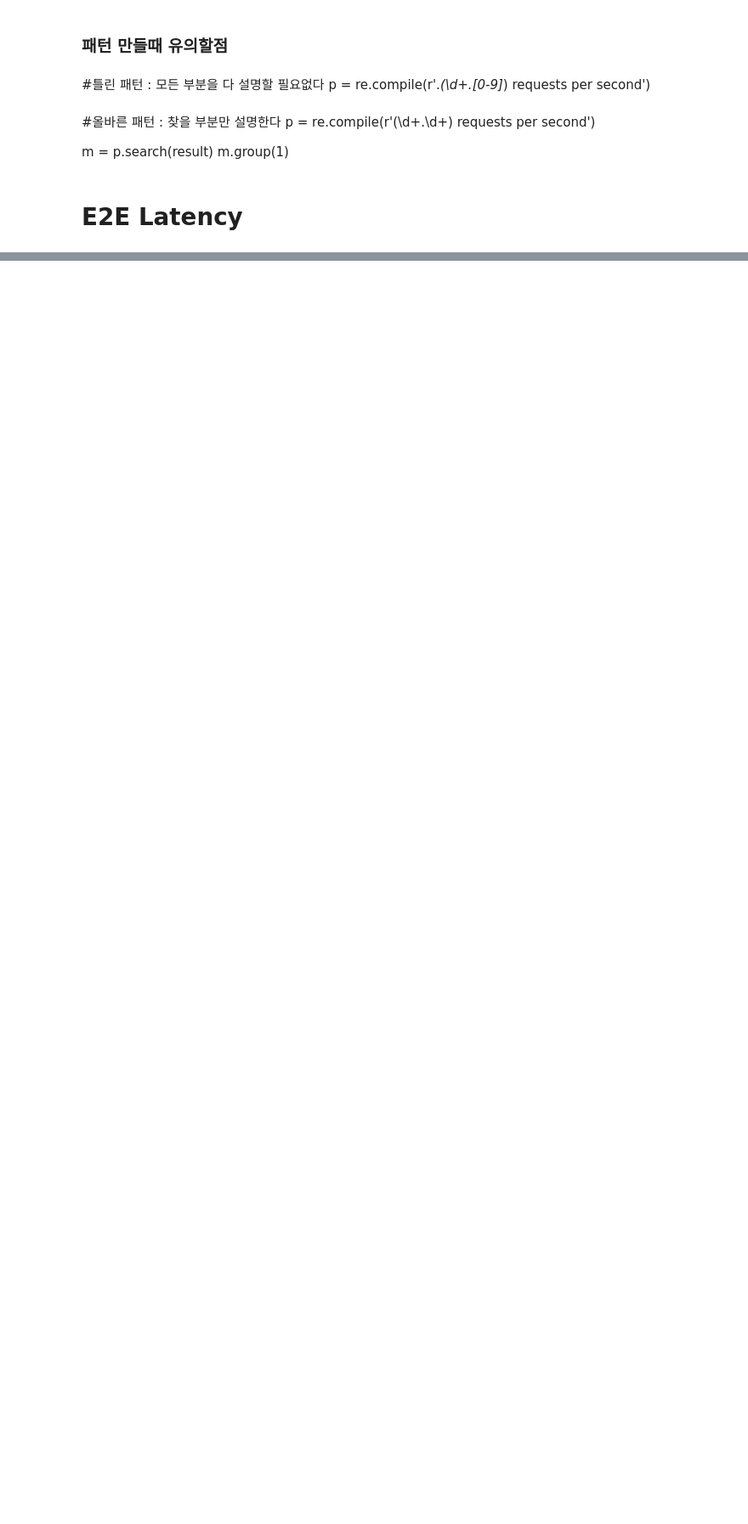
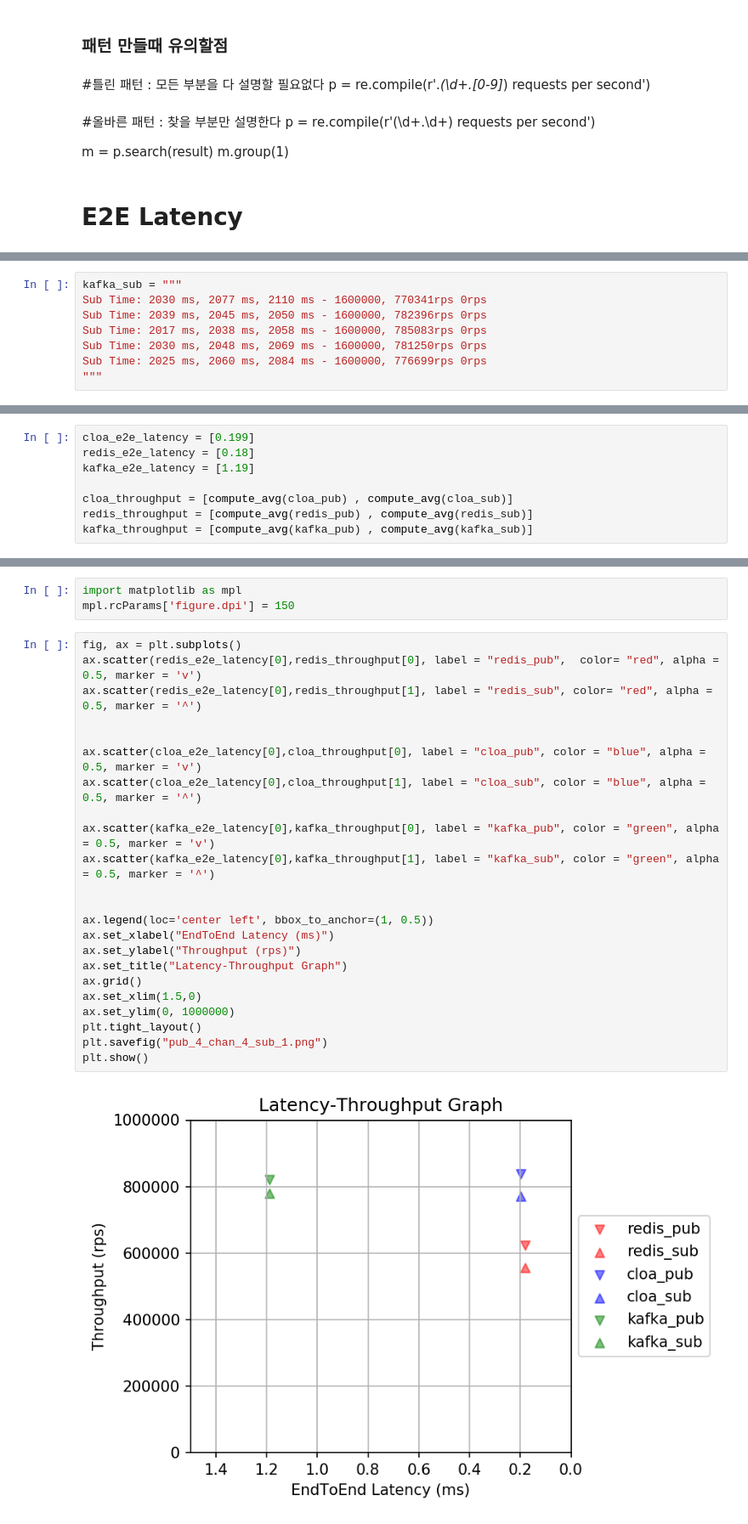
Before and after one commit to jsrimr/automated_visualization, a Jupyter notebook: automated_visualization.ipynb, the cells around one changed output, grey strips where cells are left out. Shown at 85% size. Drawn from its saved outputs; the diff is of its cells as text; blank space fills up the shorter version.

```diff
--- a/automated_visualization.ipynb
+++ b/automated_visualization.ipynb
@@ -157,0 +405,8 @@ plt.show()
+# %%
+kafka_sub = """
+Sub Time: 2030 ms, 2077 ms, 2110 ms - 1600000, 770341rps 0rps
+Sub Time: 2039 ms, 2045 ms, 2050 ms - 1600000, 782396rps 0rps
+Sub Time: 2017 ms, 2038 ms, 2058 ms - 1600000, 785083rps 0rps
+Sub Time: 2030 ms, 2048 ms, 2069 ms - 1600000, 781250rps 0rps
+Sub Time: 2025 ms, 2060 ms, 2084 ms - 1600000, 776699rps 0rps
+"""
@@ -157,0 +425,8 @@ plt.show()
+# %%
+cloa_e2e_latency = [0.199]
+redis_e2e_latency = [0.18]
+kafka_e2e_latency = [1.19]
+
+cloa_throughput = [compute_avg(cloa_pub) , compute_avg(cloa_sub)]
+redis_throughput = [compute_avg(redis_pub) , compute_avg(redis_sub)]
+kafka_throughput = [compute_avg(kafka_pub) , compute_avg(kafka_sub)]
@@ -157,0 +447,28 @@ plt.show()
+# %%
+import matplotlib as mpl
+mpl.rcParams['figure.dpi'] = 150
+# %%
+fig, ax = plt.subplots()
+ax.scatter(redis_e2e_latency[0],redis_throughput[0], label = "redis_pub",  color= "red", alpha = 0.5, marker = 'v')
+ax.scatter(redis_e2e_latency[0],redis_throughput[1], label = "redis_sub", color= "red", alpha = 0.5, marker = '^')
+
+
+ax.scatter(cloa_e2e_latency[0],cloa_throughput[0], label = "cloa_pub", color = "blue", alpha = 0.5, marker = 'v')
+ax.scatter(cloa_e2e_latency[0],cloa_throughput[1], label = "cloa_sub", color = "blue", alpha = 0.5, marker = '^')
+
+ax.scatter(kafka_e2e_latency[0],kafka_throughput[0], label = "kafka_pub", color = "green", alpha = 0.5, marker = 'v')
+ax.scatter(kafka_e2e_latency[0],kafka_throughput[1], label = "kafka_sub", color = "green", alpha = 0.5, marker = '^')
+
+
+ax.legend(loc='center left', bbox_to_anchor=(1, 0.5))
+ax.set_xlabel("EndToEnd Latency (ms)")
+ax.set_ylabel("Throughput (rps)")
+ax.set_title("Latency-Throughput Graph")
+ax.grid()
+ax.set_xlim(1.5,0)
+ax.set_ylim(0, 1000000)
+plt.tight_layout()
+plt.savefig("pub_4_chan_4_sub_1.png")
+plt.show()
+# %% [output]
+[figure, added]
```
Also changed, not shown: parts of 68 cells of this notebook, 2 other files.
